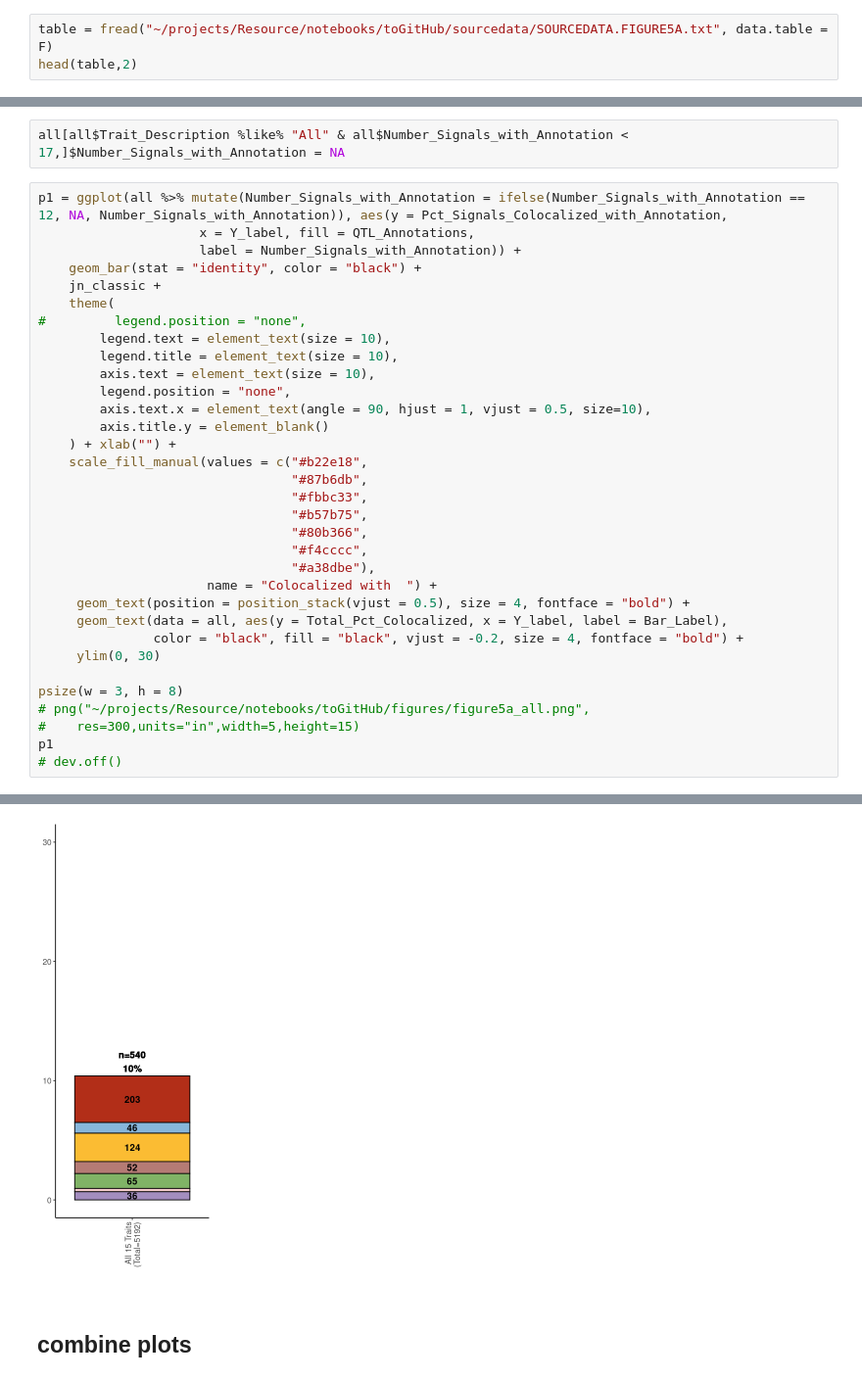
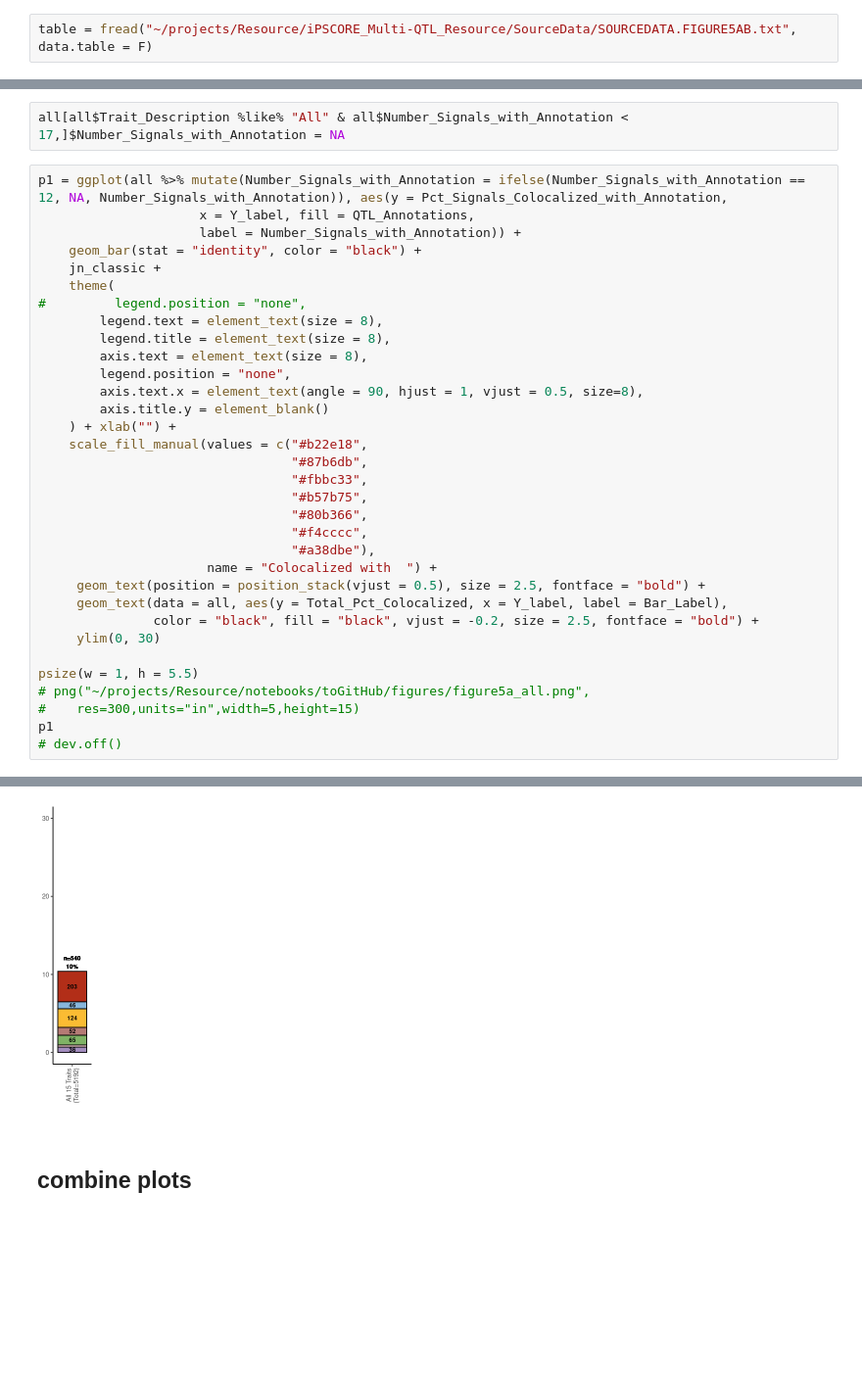
Before and after one commit to frazer-lab/iPSCORE_Multi-QTL_Resource, a Jupyter notebook: Figures/FIGURE.5.ipynb, the cells around one changed output, grey strips where cells are left out. Shown at 98% size. Saved outputs shown, nothing was run; the diff lists cells and outputs as text; blank space fills up the shorter version.

Commit message:
updated analyses, qtl mapping, figure scripts and source data files

```diff
--- a/Figures/FIGURE.5.ipynb
+++ b/Figures/FIGURE.5.ipynb
@@ -16,5 +19,4 @@ qtls = fread("analyses/tim/ld_modules/modules/all_modules_091124.txt",sep="\t",d
 # %% [markdown]
 ## **read Supplemental Table for GWAS Colocalization**
 # %%
-table = fread("~/projects/Resource/notebooks/toGitHub/sourcedata/SOURCEDATA.FIGURE5A.txt", data.table = F)
-head(table,2)
+table = fread("~/projects/Resource/iPSCORE_Multi-QTL_Resource/SourceData/SOURCEDATA.FIGURE5AB.txt", data.table = F)
@@ -343,41 +319,41 @@ p1 = ggplot(all %>% mutate(Number_Signals_with_Annotation = ifelse(Number_Signal
                      x = Y_label, fill = QTL_Annotations,
                      label = Number_Signals_with_Annotation)) +
     geom_bar(stat = "identity", color = "black") +
     jn_classic +
     theme(
 #         legend.position = "none",
-        legend.text = element_text(size = 10),
-        legend.title = element_text(size = 10),
-        axis.text = element_text(size = 10),
+        legend.text = element_text(size = 8),
+        legend.title = element_text(size = 8),
+        axis.text = element_text(size = 8),
         legend.position = "none",
-        axis.text.x = element_text(angle = 90, hjust = 1, vjust = 0.5, size=10),
+        axis.text.x = element_text(angle = 90, hjust = 1, vjust = 0.5, size=8),
         axis.title.y = element_blank()
     ) + xlab("") +
     scale_fill_manual(values = c("#b22e18",
                                  "#87b6db",
                                  "#fbbc33",
                                  "#b57b75",
                                  "#80b366",
                                  "#f4cccc",
                                  "#a38dbe"),
                       name = "Colocalized with  ") +
-     geom_text(position = position_stack(vjust = 0.5), size = 4, fontface = "bold") +
+     geom_text(position = position_stack(vjust = 0.5), size = 2.5, fontface = "bold") +
      geom_text(data = all, aes(y = Total_Pct_Colocalized, x = Y_label, label = Bar_Label),
-               color = "black", fill = "black", vjust = -0.2, size = 4, fontface = "bold") +
+               color = "black", fill = "black", vjust = -0.2, size = 2.5, fontface = "bold") +
      ylim(0, 30)
 
-psize(w = 3, h = 8)
+psize(w = 1, h = 5.5)
 # png("~/projects/Resource/notebooks/toGitHub/figures/figure5a_all.png",
 #    res=300,units="in",width=5,height=15)
 p1
 # dev.off()
 # %% [output]
 Warning message in geom_text(data = all, aes(y = Total_Pct_Colocalized, x = Y_label, :
 “Ignoring unknown parameters: `fill`”
 Warning message:
 “Removed 1 row containing missing values or values outside the scale range
 (`geom_text()`).”
-[figure, old version]
+[figure, new version]
 # %% [markdown]
 ## **combine plots**
 # %%
```
Also changed, not shown: parts of 18 cells of this notebook, 41 other files.
